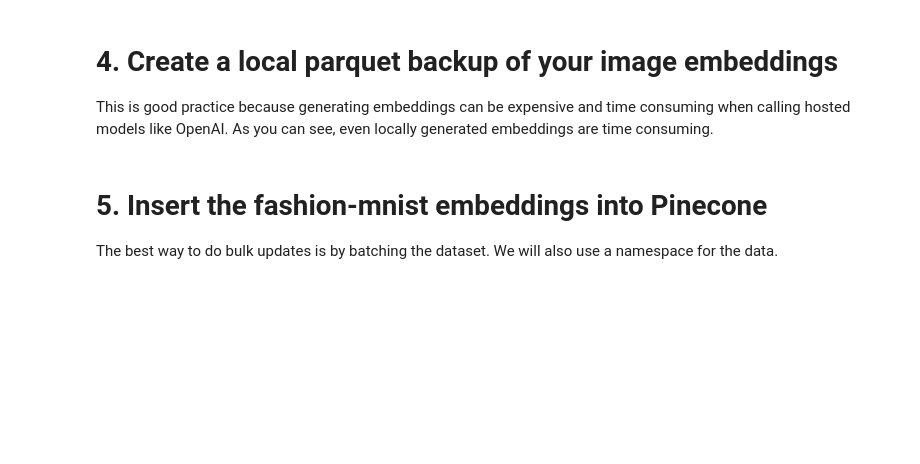
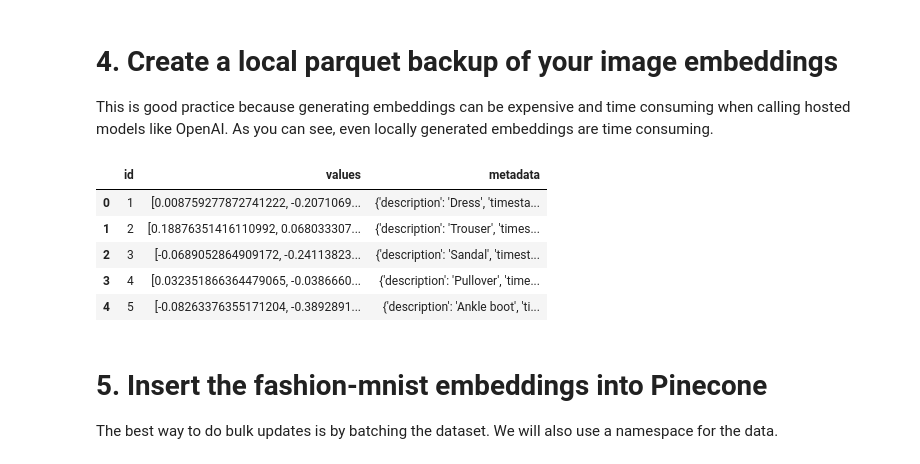
Before and after one commit to pinecone-io/basic-operations-workshop, a Jupyter notebook: lab3.ipynb, the cells around one changed output. Cells and saved outputs as stored; diff of their text form; code cells hidden in the pictures; blank space fills up the shorter version.

```diff
--- a/lab3.ipynb
+++ b/lab3.ipynb
@@ -114,10 +151,23 @@ This is good practice because generating embeddings can be expensive and time co
 # %%
 import pandas as pd
 import pyarrow as pa
 import pyarrow.parquet as pq
+from IPython.display import display
 
 df = pd.DataFrame(vectors)
+
+#dipslay the first 5 rows of the dataframe
+pd.set_option('display.max_colwidth', None)
+display(df.head())
+
 df.to_parquet('fashion-mnist-clip.parquet')
+# %% [output]
+|  | id | values | metadata |
+| 0 | 1 | [0.008759277872741222, -0.2071069... | {'description': 'Dress', 'timesta... |
+| 1 | 2 | [0.18876351416110992, 0.068033307... | {'description': 'Trouser', 'times... |
+| 2 | 3 | [-0.0689052864909172, -0.24113823... | {'description': 'Sandal', 'timest... |
+| 3 | 4 | [0.032351866364479065, -0.0386660... | {'description': 'Pullover', 'time... |
+| 4 | 5 | [-0.08263376355171204, -0.3892891... | {'description': 'Ankle boot', 'ti... |
 # %% [markdown]
 # 5. Insert the fashion-mnist embeddings into Pinecone
 
```
Also changed, not shown: parts of 4 cells of this notebook, 3 other files.
